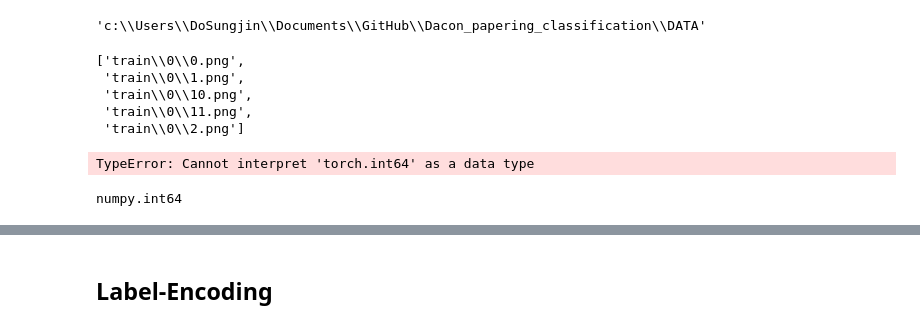
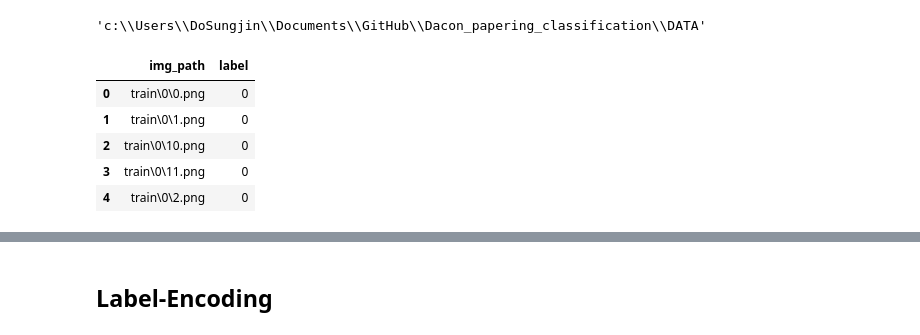
Before and after one commit to DoSungjin/Dacon_papering_classification, a Jupyter notebook: BASELINE/Efficientnet_sampling.ipynb, the cells around one changed output, grey strips where cells are left out. Cells and saved outputs as stored; diff of their text form; code cells hidden in the pictures.

```diff
--- a/BASELINE/Efficientnet_sampling.ipynb
+++ b/BASELINE/Efficientnet_sampling.ipynb
@@ -134,25 +123,17 @@ for item in train_file_list:
             if not file.startswith('.'):
                 all_img_list.append(os.path.join(item_path, file))
                 folder_list.append(item)
-# %%
-all_img_list[:5]
-# %% [output]
-['train\\0\\0.png',
- 'train\\0\\1.png',
- 'train\\0\\10.png',
- 'train\\0\\11.png',
- 'train\\0\\2.png']
 # %%
 df = pd.DataFrame(columns=['img_path', 'label'])
 df['img_path'] = all_img_list
 df['label'] = df['img_path'].apply(lambda x: int(str(x).split('\\')[-2]))
-df['label'] = df['label'].astype(torch.int64)
 
 df.head()
 # %% [output]
-TypeError: Cannot interpret 'torch.int64' as a data type
+|  | img_path | label |
+| 0 | train\0\0.png | 0 |
+| 1 | train\0\1.png | 0 |
+| 2 | train\0\10.png | 0 |
+| 3 | train\0\11.png | 0 |
+| 4 | train\0\2.png | 0 |
-# %%
-type(df.label[0])
-# %% [output]
-numpy.int64
 # %%
```
Also changed, not shown: parts of 37 cells of this notebook, 3 other files.
